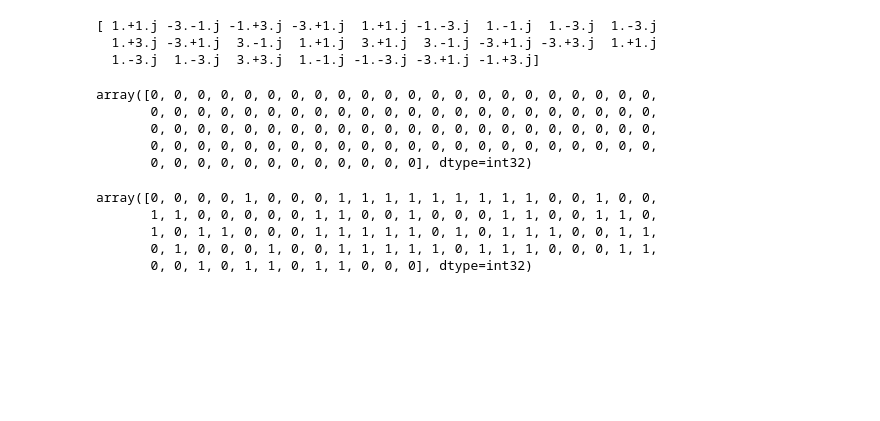
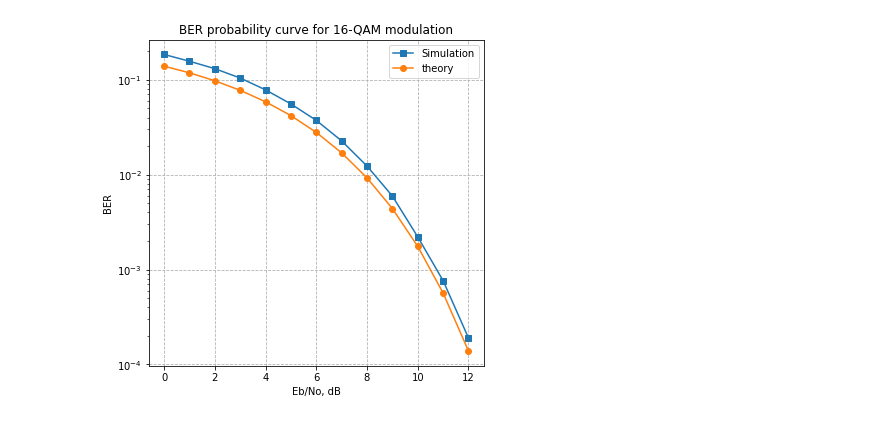
Before and after one commit to IISL-HYU/comm, a Jupyter notebook: modulation/modulation.ipynb, the cells around one changed output. Saved outputs shown, nothing was run; the diff lists cells and outputs as text; code cells hidden in the pictures; blank space fills up the shorter version.

Commit message:
Add Modulation module

```diff
--- a/modulation/modulation.ipynb
+++ b/modulation/modulation.ipynb
@@ -64,24 +11,6 @@ print(bitstream)
-# %%
-print(symstream)
-bitstream_recovered = []
-demap = modem.get_demap()
-for sym in symstream:
-    bitstream_recovered.append(list(demap[sym]))
-np.array(bitstream_recovered).reshape(-1, 1).squeeze()
-# %% [output]
-[ 1.+1.j -3.-1.j -1.+3.j -3.+1.j  1.+1.j -1.-3.j  1.-1.j  1.-3.j  1.-3.j
-  1.+3.j -3.+1.j  3.-1.j  1.+1.j  3.+1.j  3.-1.j -3.+1.j -3.+3.j  1.+1.j
-  1.-3.j  1.-3.j  3.+3.j  1.-1.j -1.-3.j -3.+1.j -1.+3.j]
-array([0, 0, 0, 0, 0, 0, 0, 0, 0, 0, 0, 0, 0, 0, 0, 0, 0, 0, 0, 0, 0, 0,
-       0, 0, 0, 0, 0, 0, 0, 0, 0, 0, 0, 0, 0, 0, 0, 0, 0, 0, 0, 0, 0, 0,
-       0, 0, 0, 0, 0, 0, 0, 0, 0, 0, 0, 0, 0, 0, 0, 0, 0, 0, 0, 0, 0, 0,
-       0, 0, 0, 0, 0, 0, 0, 0, 0, 0, 0, 0, 0, 0, 0, 0, 0, 0, 0, 0, 0, 0,
-       0, 0, 0, 0, 0, 0, 0, 0, 0, 0, 0, 0], dtype=int32)
-# %%
-bitstream
-# %% [output]
-array([0, 0, 0, 0, 1, 0, 0, 0, 1, 1, 1, 1, 1, 1, 1, 1, 1, 0, 0, 1, 0, 0,
-       1, 1, 0, 0, 0, 0, 0, 1, 1, 0, 0, 1, 0, 0, 0, 1, 1, 0, 0, 1, 1, 0,
-       1, 0, 1, 1, 0, 0, 0, 1, 1, 1, 1, 1, 0, 1, 0, 1, 1, 1, 0, 0, 1, 1,
-       0, 1, 0, 0, 0, 1, 0, 0, 1, 1, 1, 1, 1, 0, 1, 1, 1, 0, 0, 0, 1, 1,
-       0, 0, 1, 0, 1, 1, 0, 1, 1, 0, 0, 0], dtype=int32)
+# %%
+def awgn_channel(symbols, snr=99):
+    # Additive White Gaussian noise with 0dB variance
+    n = 1/np.sqrt(2) * (np.random.randn(len(symbols)) + 1j * np.random.randn(len(symbols)))
+    y = symbols + 10 ** (-snr / 20) * n
+    return y
@@ -87,0 +51,15 @@ array([0, 0, 0, 0, 1, 0, 0, 0, 1, 1, 1, 1, 1, 1, 1, 1, 1, 0, 0, 1, 0, 0,
+# %%
+BER_theory = [(1/k) * 3 / 2 * np.math.erfc(np.sqrt(k * 0.1 * 10 ** (eb/10))) for eb in EbN0]
+# %%
+
+plt.figure(figsize=(6, 6))
+plt.semilogy(BERs, 's-', label="Simulation")
+plt.semilogy(BER_theory, 'o-', label="theory")
+plt.legend()
+plt.title(f"BER probability curve for {M}-QAM modulation")
+plt.xlabel("Eb/No, dB")
+plt.ylabel("BER")
+plt.grid(True, linestyle='--')
+plt.show()
+# %% [output]
+[figure, added]
```
Also changed, not shown: parts of 9 cells of this notebook.
